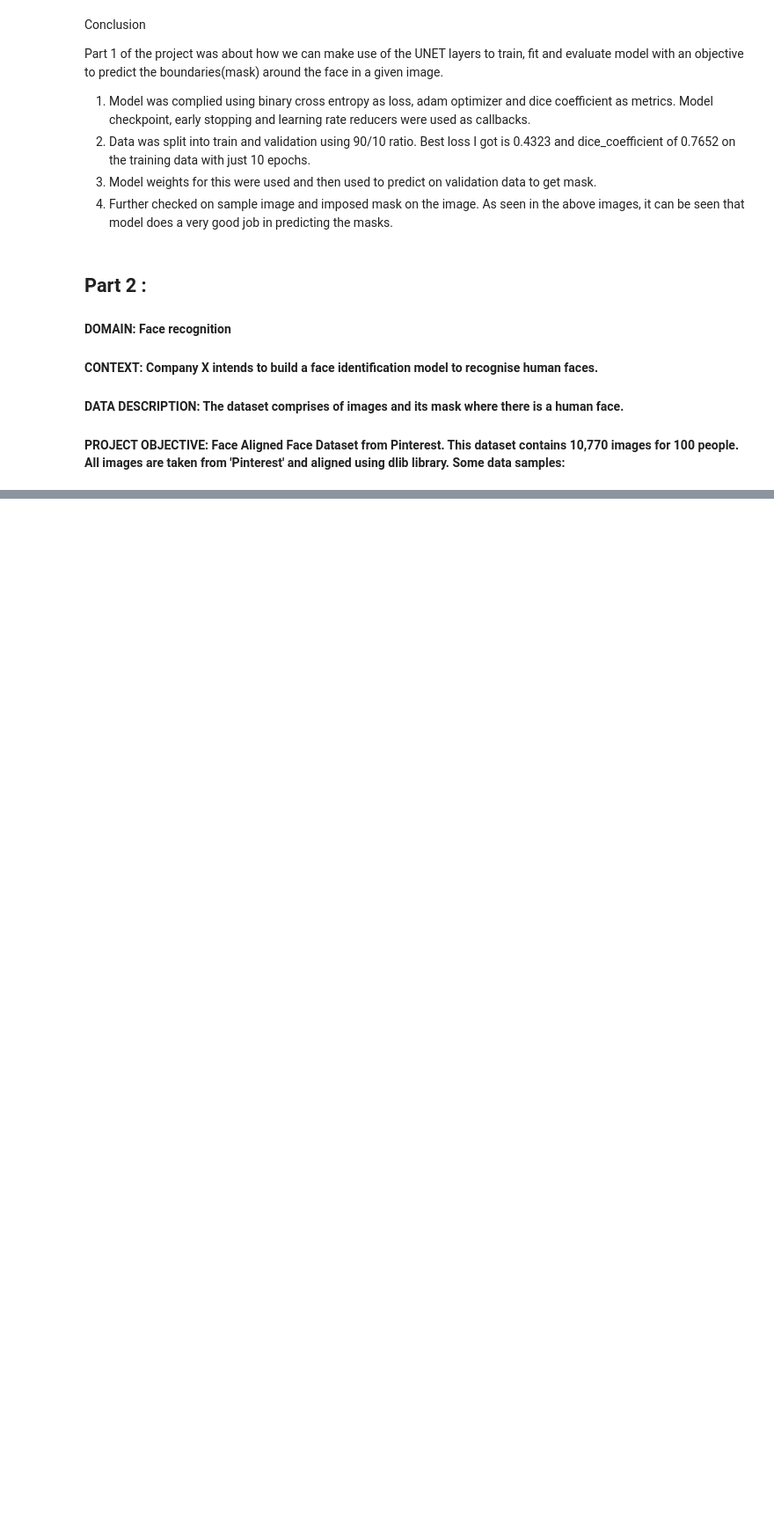
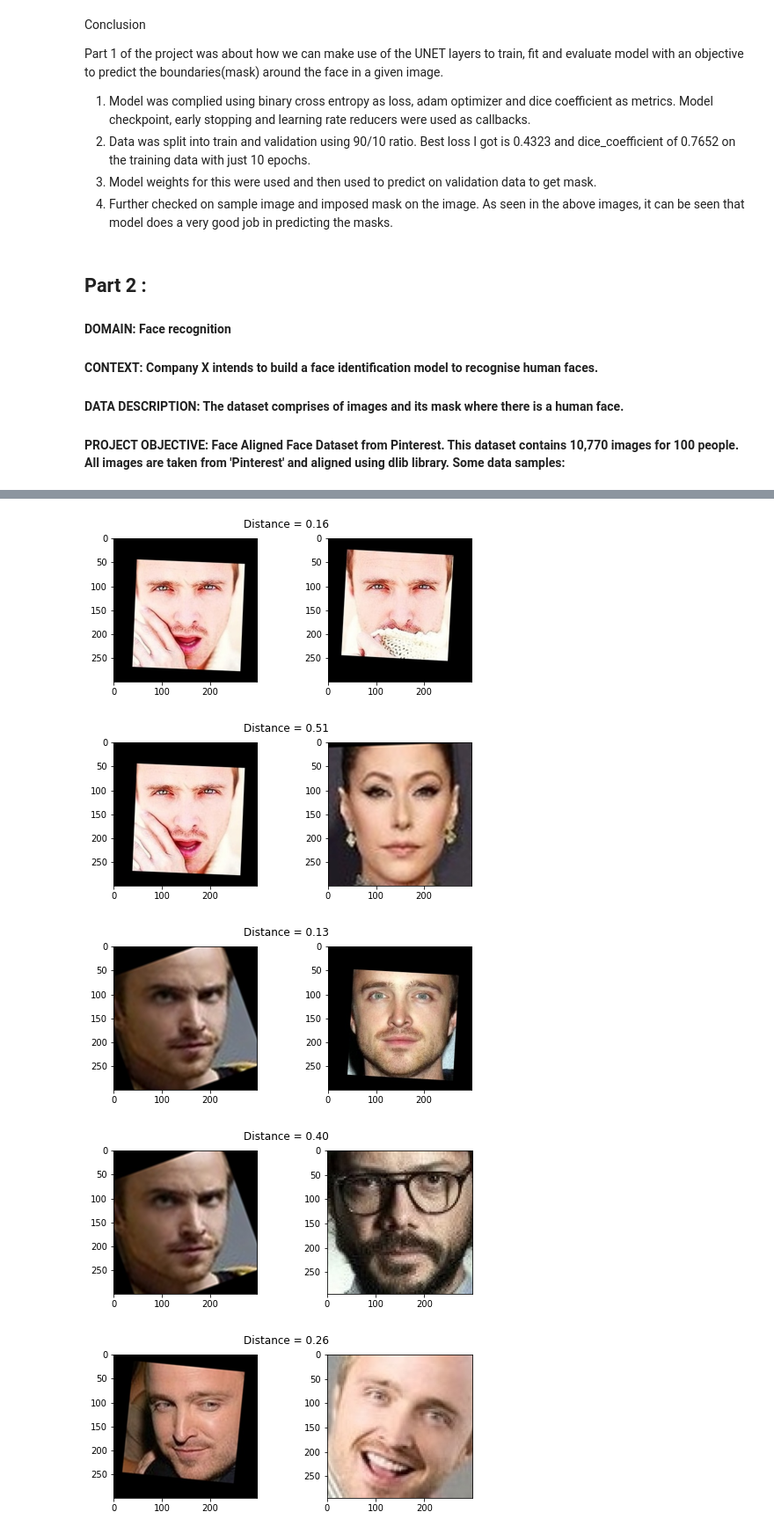
Before and after one commit to pbhuch/GL_DecA_G4_NLP1, a Jupyter notebook: CV_Project.ipynb, the cells around one changed output, grey strips where cells are left out. Shown at 88% size. Saved outputs shown, nothing was run; the diff lists cells and outputs as text; code cells hidden in the pictures; blank space fills up the shorter version.

```diff
--- a/CV_Project.ipynb
+++ b/CV_Project.ipynb
@@ -372,0 +576,25 @@ Part 1 of the project was about how we can make use of the UNET layers to train,
+# %%
+import matplotlib.pyplot as plt
+
+def show_pair(idx1, idx2):
+    plt.figure(figsize=(8,3))
+    plt.suptitle(f'Distance = {distance(embeddings[idx1], embeddings[idx2]):.2f}')
+    plt.subplot(121)
+    plt.imshow(load_image(metadata[idx1].image_path()))
+    plt.subplot(122)
+    plt.imshow(load_image(metadata[idx2].image_path()));
+
+show_pair(2, 3)
+show_pair(2, 180)
+
+show_pair(30, 31)
+show_pair(30,100)
+
+show_pair(70, 72)
+show_pair(70,115)
+# %% [output]
+[figure, added]
+[figure, added]
+[figure, added]
+[figure, added]
+[figure, added]
```
Also changed, not shown: parts of 27 cells of this notebook.
